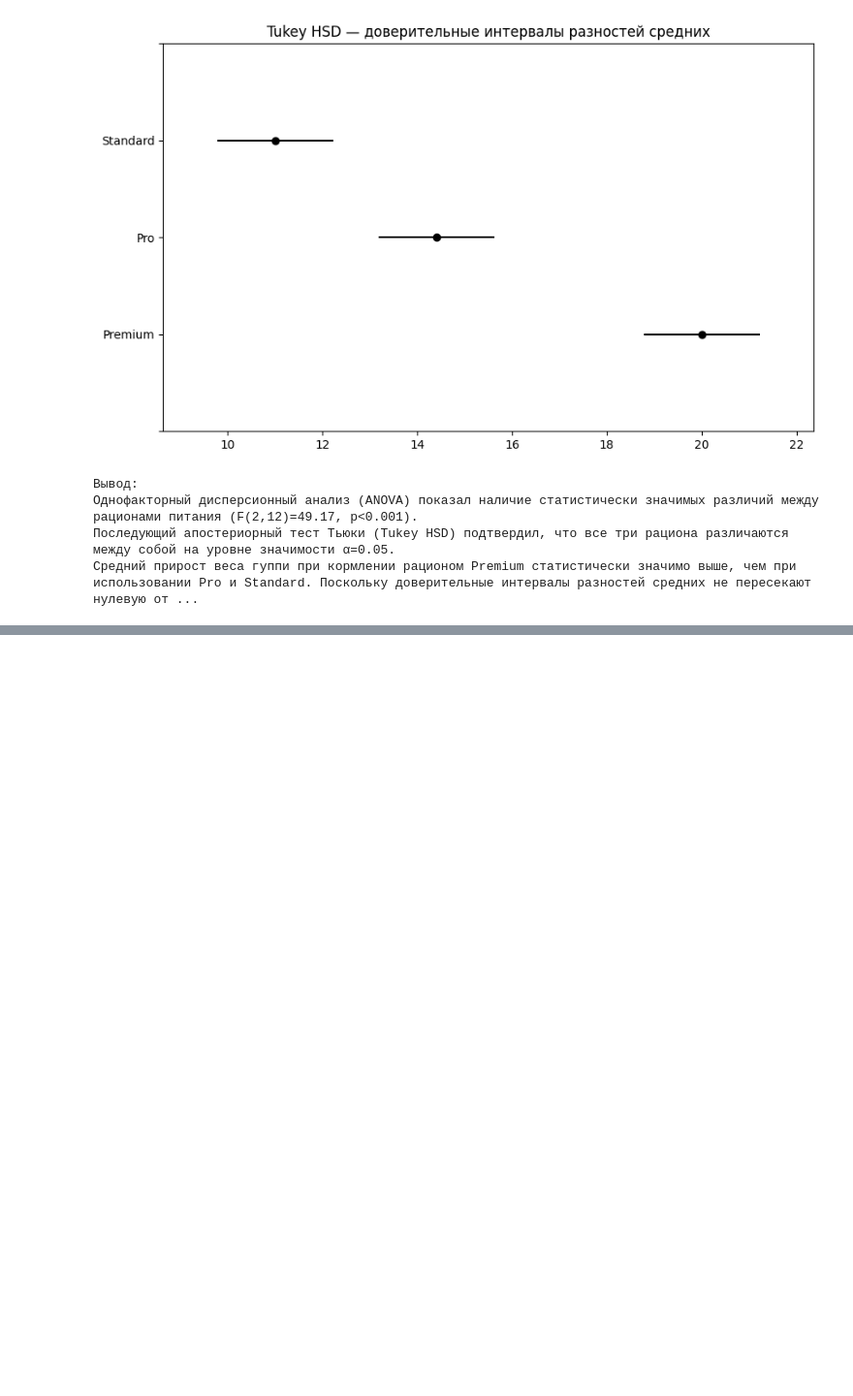
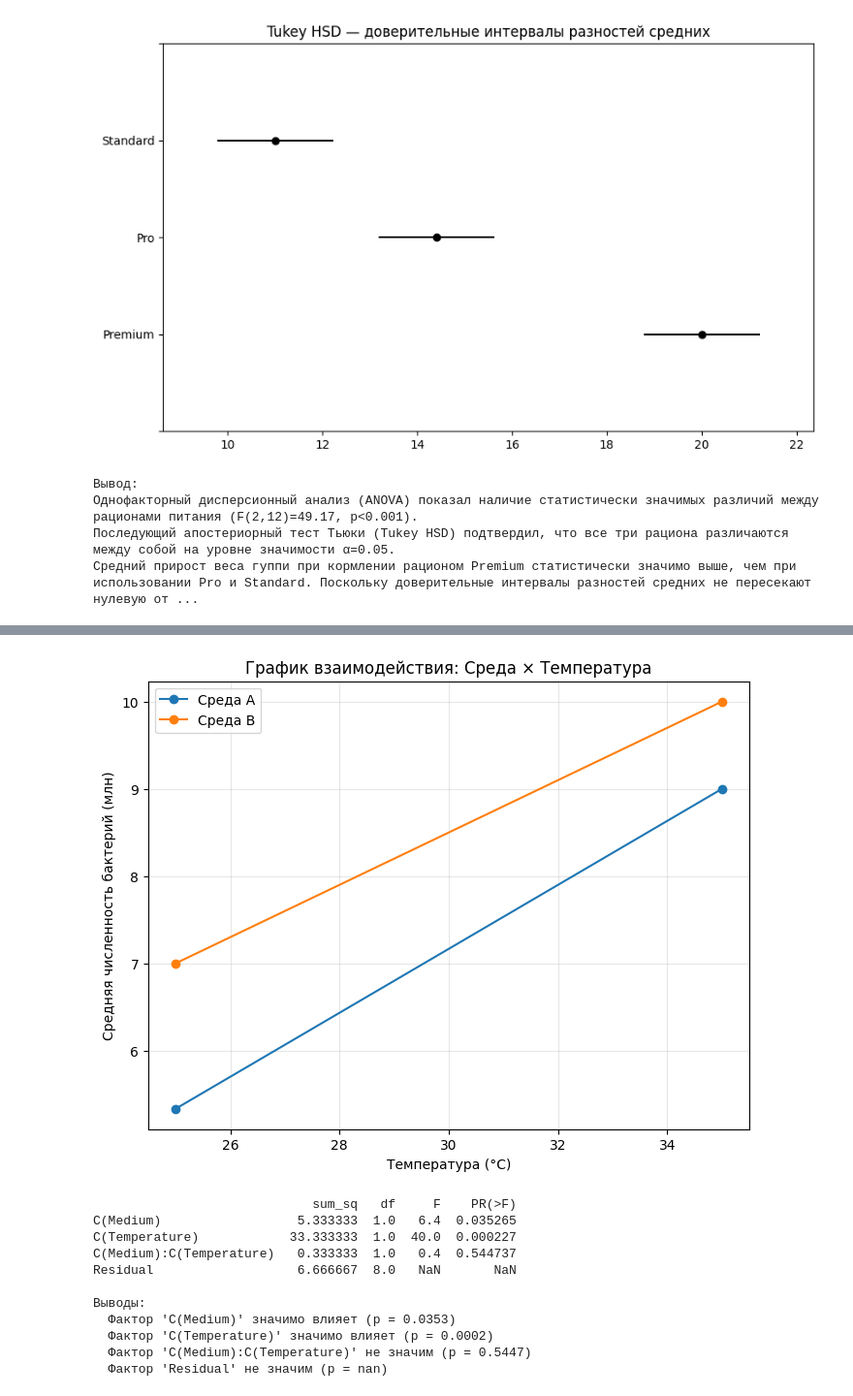
Before and after one commit to Arsenii-S7/Stats_Learning, a Jupyter notebook: Задачи.ipynb, the cells around one changed output, grey strips where cells are left out. Shown at 97% size. Drawn from its saved outputs; the diff is of its cells as text; code cells hidden in the pictures; blank space fills up the shorter version.

```diff
--- a/Задачи.ipynb
+++ b/Задачи.ipynb
@@ -640,0 +597,55 @@ Premium Standard     -9.0    0.0 -11.4451 -6.5549   True
+# %%
+import pandas as pd
+import numpy as np
+import matplotlib.pyplot as plt
+from statsmodels.formula.api import ols
+from statsmodels.stats.anova import anova_lm
+
+# Данные (в длинном формате)
+data = pd.DataFrame({
+    'Bacteria': [5, 6, 5, 7, 8, 6, 9, 10, 8, 10, 9, 11],
+    'Medium':   ['A', 'A', 'A', 'B', 'B', 'B', 'A', 'A', 'A', 'B', 'B', 'B'],
+    'Temperature': [25, 25, 25, 25, 25, 25, 35, 35, 35, 35, 35, 35]
+})
+
+# График взаимодействия
+plt.figure(figsize=(8,6))
+# Группируем средние
+mean_data = data.groupby(['Temperature', 'Medium'])['Bacteria'].mean().reset_index()
+for medium in ['A', 'B']:
+    subset = mean_data[mean_data['Medium'] == medium]
+    plt.plot(subset['Temperature'], subset['Bacteria'], marker='o', label=f'Среда {medium}')
+plt.xlabel('Температура (°C)')
+plt.ylabel('Средняя численность бактерий (млн)')
+plt.title('График взаимодействия: Среда × Температура')
+plt.legend()
+plt.grid(True, alpha=0.3)
+plt.show()
+
+# Двухфакторный ANOVA (с взаимодействием)
+model = ols('Bacteria ~ C(Medium) * C(Temperature)', data=data).fit()
+anova_table = anova_lm(model, typ=2)   # тип 2 – стандартный для несбалансированных данных, но у нас баланс
+print(anova_table)
+
+# Интерпретация
+alpha = 0.05
+print("\nВыводы:")
+for factor in anova_table.index:
+    p_val = anova_table.loc[factor, 'PR(>F)']
+    if p_val < alpha:
+        print(f"  Фактор '{factor}' значимо влияет (p = {p_val:.4f})")
+    else:
+        print(f"  Фактор '{factor}' не значим (p = {p_val:.4f})")
+# %% [output]
+[figure, added]
+                             sum_sq   df     F    PR(>F)
+C(Medium)                  5.333333  1.0   6.4  0.035265
+C(Temperature)            33.333333  1.0  40.0  0.000227
+C(Medium):C(Temperature)   0.333333  1.0   0.4  0.544737
+Residual                   6.666667  8.0   NaN       NaN
+
+Выводы:
+  Фактор 'C(Medium)' значимо влияет (p = 0.0353)
+  Фактор 'C(Temperature)' значимо влияет (p = 0.0002)
+  Фактор 'C(Medium):C(Temperature)' не значим (p = 0.5447)
+  Фактор 'Residual' не значим (p = nan)
```
Also changed, not shown: parts of 6 cells of this notebook.
